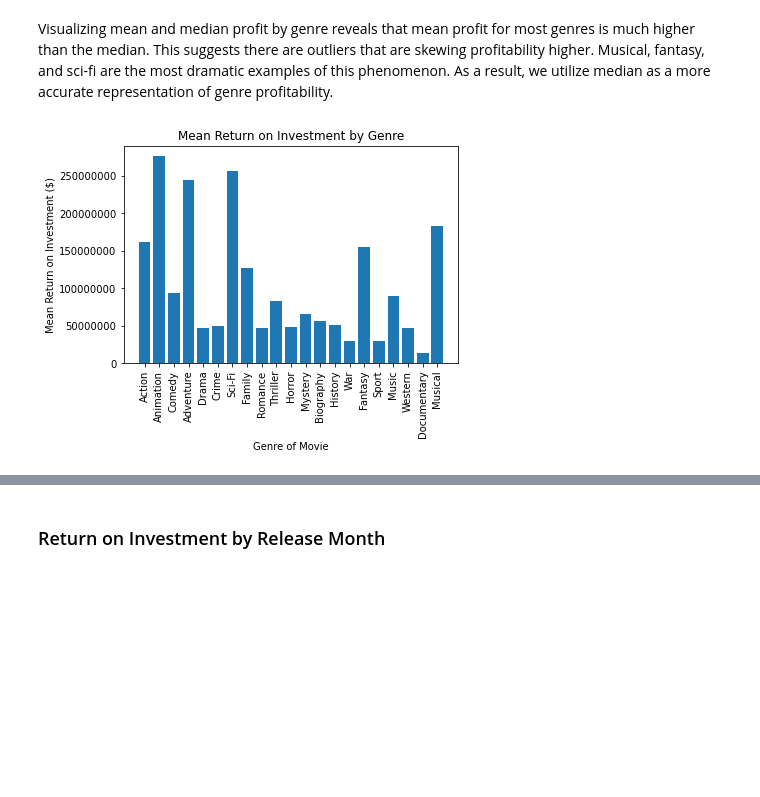
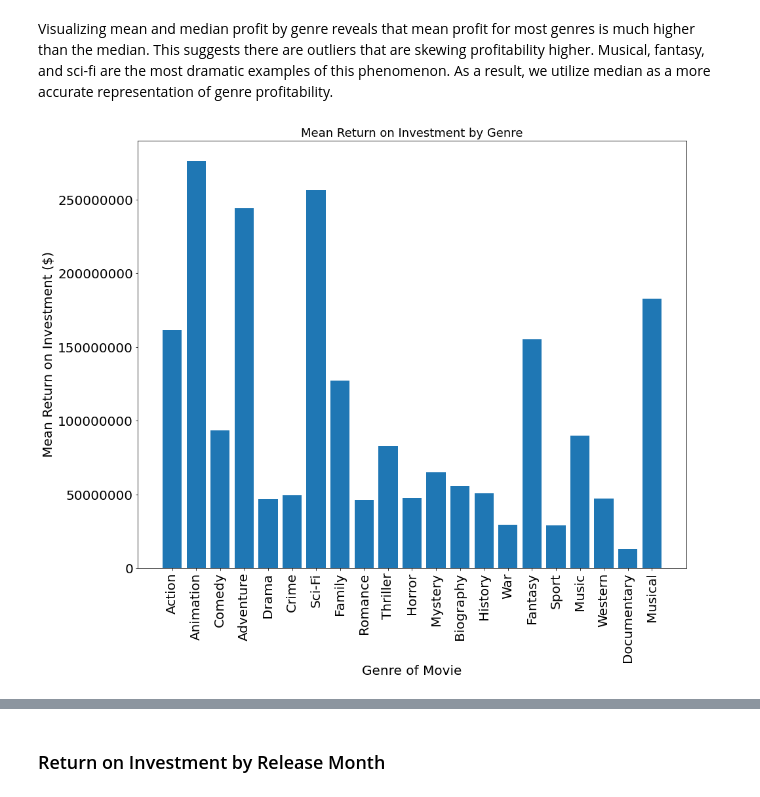
Before and after one commit to ThomasHChapman/p1_project, a Jupyter notebook: main_notebook.ipynb, the cells around one changed output, grey strips where cells are left out. Saved outputs shown, nothing was run; the diff lists cells and outputs as text; code cells hidden in the pictures; blank space fills up the shorter version.

```diff
--- a/main_notebook.ipynb
+++ b/main_notebook.ipynb
@@ -268,0 +361,11 @@ imdb_inner.shape
+# %%
+#Create bar chart showing the average rating by genre
+fig, ax = plt.subplots(figsize=(15,12))
+
+plt.rcParams.update({'font.size': 20});
+
+ax.bar(x = list(avg_full.keys()), height = list(avg_full.values()));
+ax.tick_params(axis='x', rotation=90);
+ax.set_title('Average Rating by Movie Genre');
+ax.set_ylabel('Average Rating');
+ax.set_xlabel('Movie Genre');
@@ -271,16 +415,8 @@ imdb_inner.shape
 # %%
 # find genre count for each record that includes profit information.
 
-profit_count = {}
-
-for movie in imdb_inner['genres']:
-    for genre in movie:
-        if genre in profit_count.keys():
-            profit_count[genre] +=1
-        else:
-            profit_count[genre] = 1
-
-profit_count
+profit_genre_count = get_genre_count(imdb_inner)
+profit_genre_count
 # %% [output]
 {'Action': 443,
  'Animation': 102,
@@ -303,13 +439,13 @@ profit_count
 # create dictionary with genres as keys and mean profit as values.
 
 cumulative_profit = []
-genres = list(profit_count.keys())
+genres = list(profit_genre_count.keys())
 
 
-for genre in profit_count:
+for genre in profit_genre_count:
     profit = imdb_inner.loc[imdb_inner['genres'].astype(str).str.contains(genre), 'return_on_investment']
     profit = profit.cumsum().iloc[-1]
-    average_profit = round(profit / profit_count[genre], 2)
+    average_profit = round(profit / profit_genre_count[genre], 2)
     cumulative_profit.append(average_profit)
 
 genre_profits = dict(zip(genres, cumulative_profit))
@@ -368,15 +504,18 @@ genre_medians
 # %% [markdown]
 Visualizing mean and median profit by genre reveals that mean profit for most genres is much higher than the median. This suggests there are outliers that are skewing profitability higher. Musical, fantasy, and sci-fi are the most dramatic examples of this phenomenon. As a result, we utilize median as a more accurate representation of genre profitability.
 # %%
-avg_profit, ax = plt.subplots()
+avg_profit, ax = plt.subplots(figsize=(15,12))
+
+plt.rcParams.update({'font.size': 15});
+
 ax.bar(x = list(genre_profits.keys()), height = list(genre_profits.values()));
 ax.tick_params(axis='x', labelrotation = 90);
 ax.ticklabel_format(axis='y',style='plain')
 ax.set_ylabel('Mean Return on Investment ($)');
 ax.set_xlabel('Genre of Movie');
 ax.set_title('Mean Return on Investment by Genre');
 # %% [output]
-[figure, old version]
+[figure, new version]
 # %%
 # This code is courtesy of datavizpyr at the following URL: https://datavizpyr.com/add-dollar-sign-on-axis-ticks-in-matplotlib/#:~:text=Barplot%20with%20Matplotlib-,Add%20Dollar%20Sign%20to%20Axis%20Ticks%20in%20Matplotlib,the%20argument%20for%20formatting%20string.
 # Currency function will help label axes appropriately when plotting monetary figures.
```
Also changed, not shown: parts of 29 cells of this notebook, 3 other files.
